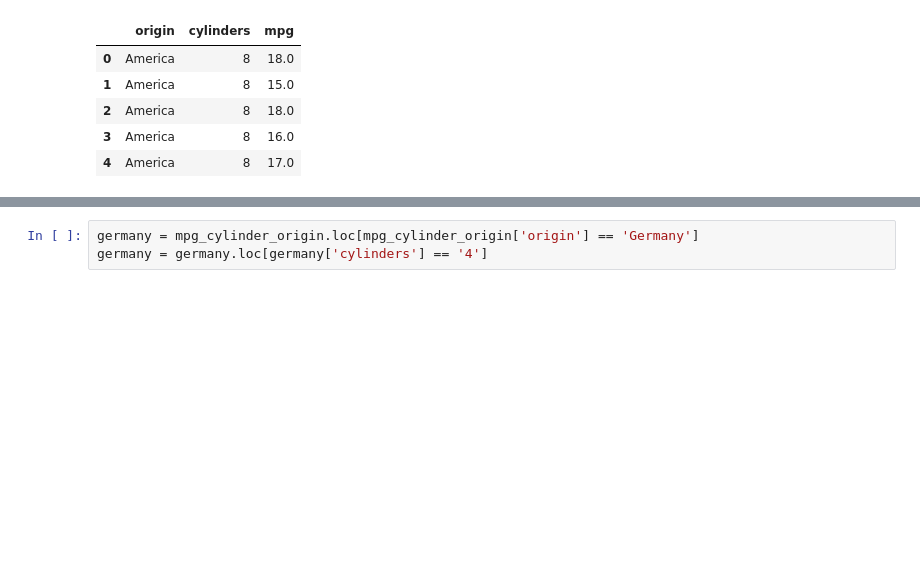
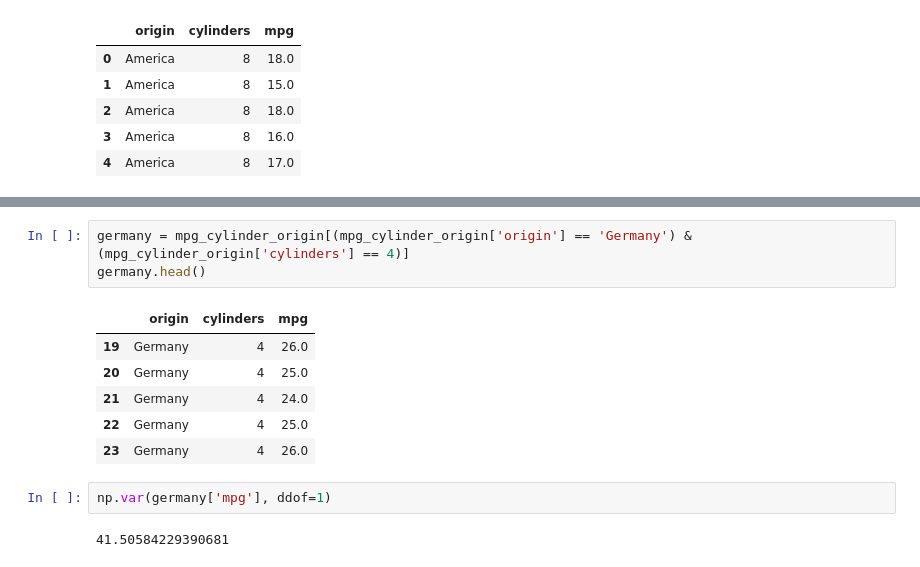
Before and after one commit to morgancoad/cars_analysis, a Jupyter notebook: notebooks/cars_eda.ipynb, the cells around one changed output, grey strips where cells are left out. Drawn from its saved outputs; the diff is of its cells as text; blank space fills up the shorter version.

```diff
--- a/notebooks/cars_eda.ipynb
+++ b/notebooks/cars_eda.ipynb
@@ -93,4 +102,15 @@ IndexingError: Unalignable boolean Series provided as indexer (index of the bool
 # %%
-germany = mpg_cylinder_origin.loc[mpg_cylinder_origin['origin'] == 'Germany']
-germany = germany.loc[germany['cylinders'] == '4']
+germany = mpg_cylinder_origin[(mpg_cylinder_origin['origin'] == 'Germany') & (mpg_cylinder_origin['cylinders'] == 4)]
+germany.head()
+# %% [output]
+|  | origin | cylinders | mpg |
+| 19 | Germany | 4 | 26.0 |
+| 20 | Germany | 4 | 25.0 |
+| 21 | Germany | 4 | 24.0 |
+| 22 | Germany | 4 | 25.0 |
+| 23 | Germany | 4 | 26.0 |
+# %%
+np.var(germany['mpg'], ddof=1)
+# %% [output]
+41.50584229390681
 # %%
```
Also changed, not shown: parts of 10 cells of this notebook.
